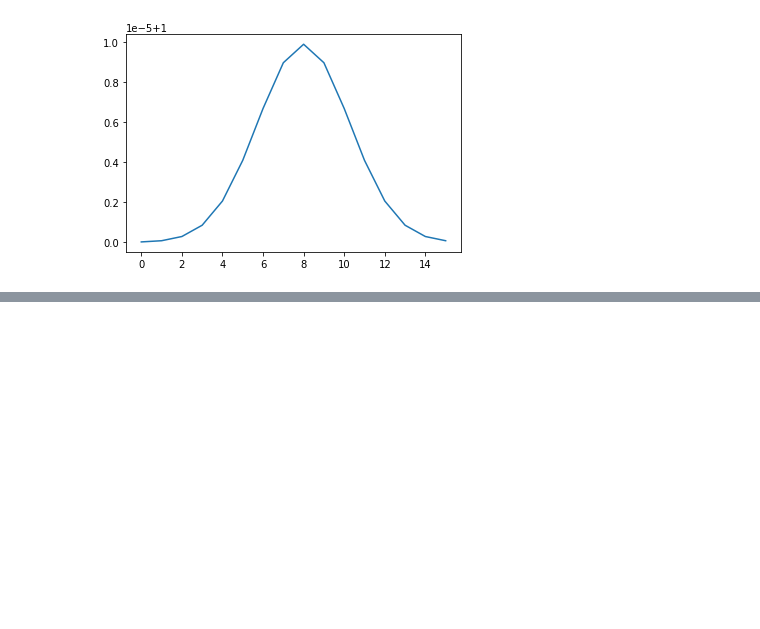
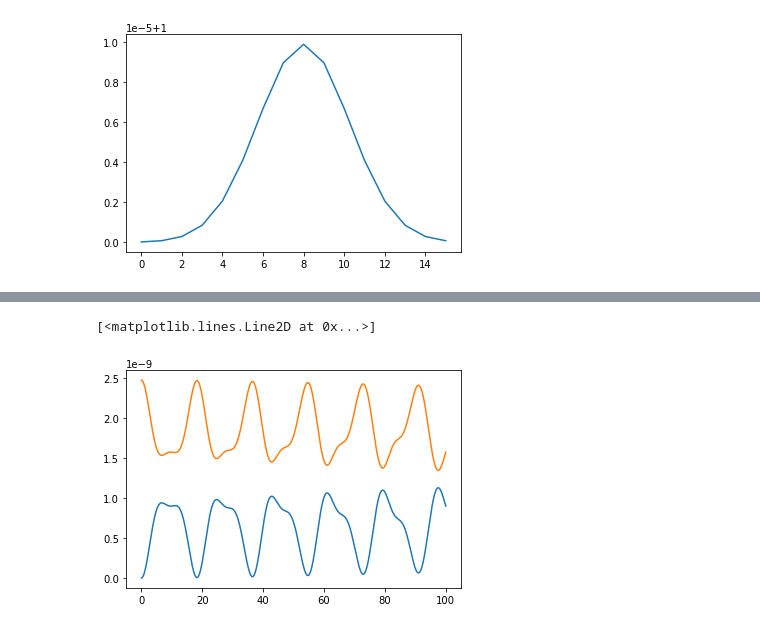
Before and after one commit to jannisgebbo/langevinA, a Jupyter notebook: ModelA-Beuler/plotidealtest.ipynb, the cells around one changed output, grey strips where cells are left out. Cells and saved outputs as stored; diff of their text form; code cells hidden in the pictures; blank space fills up the shorter version.

```diff
--- a/ModelA-Beuler/plotidealtest.ipynb
+++ b/ModelA-Beuler/plotidealtest.ipynb
@@ -75,0 +87,6 @@ plt.plot(charge(10,3))
+# %%
+plt.plot(en[:,0],en[:,1])
+plt.plot(en[:,0],en[:,2])
+# %% [output]
+[<matplotlib.lines.Line2D at 0x...>]
+[figure, added]
```
Also changed, not shown: parts of 3 cells of this notebook, 3 other files.
